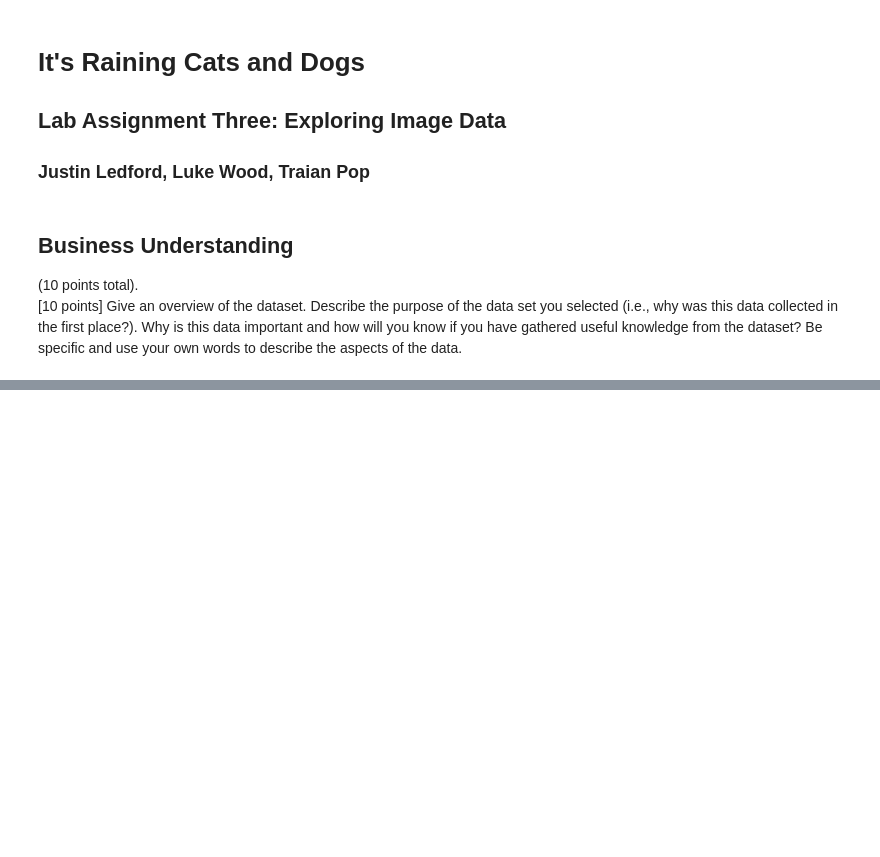
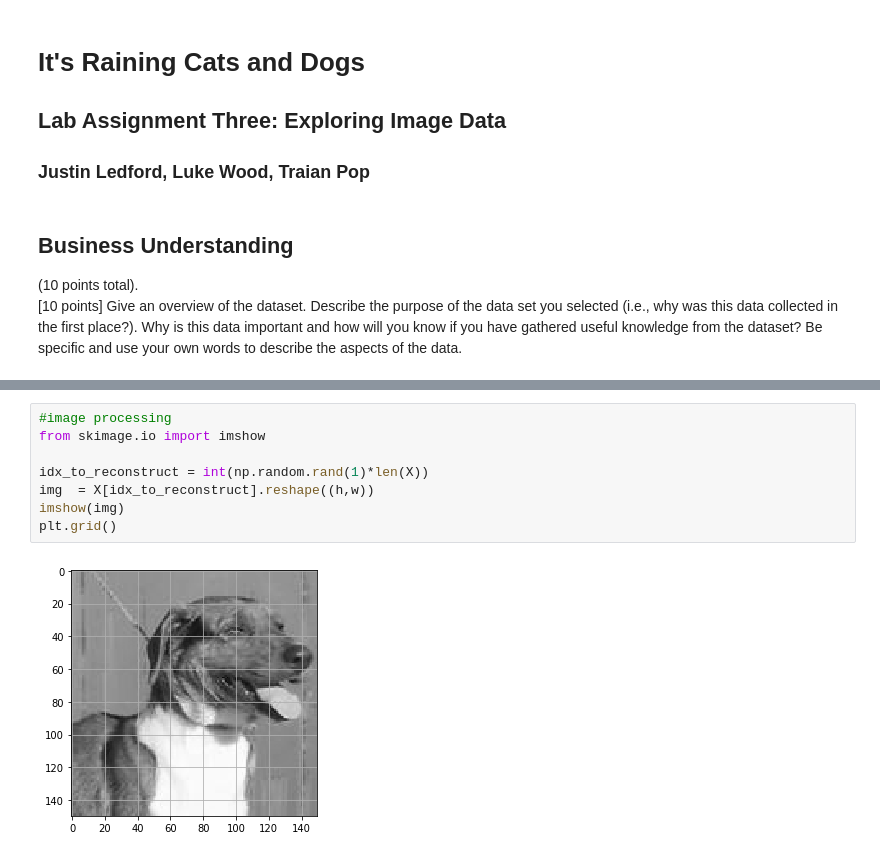
Before and after one commit to LukeWood/ItsRainingCatsAndDogs, a Jupyter notebook: DraftReport-3.ipynb, the cells around one changed output, grey strips where cells are left out. Cells and saved outputs as stored; diff of their text form; blank space fills up the shorter version.

```diff
--- a/DraftReport-3.ipynb
+++ b/DraftReport-3.ipynb
@@ -91,0 +240,10 @@ plt.show()
+# %%
+#image processing
+from skimage.io import imshow
+
+idx_to_reconstruct = int(np.random.rand(1)*len(X))
+img  = X[idx_to_reconstruct].reshape((h,w))
+imshow(img)
+plt.grid()
+# %% [output]
+[figure, added]
```
Also changed, not shown: parts of 29 cells of this notebook, 5 other files.
